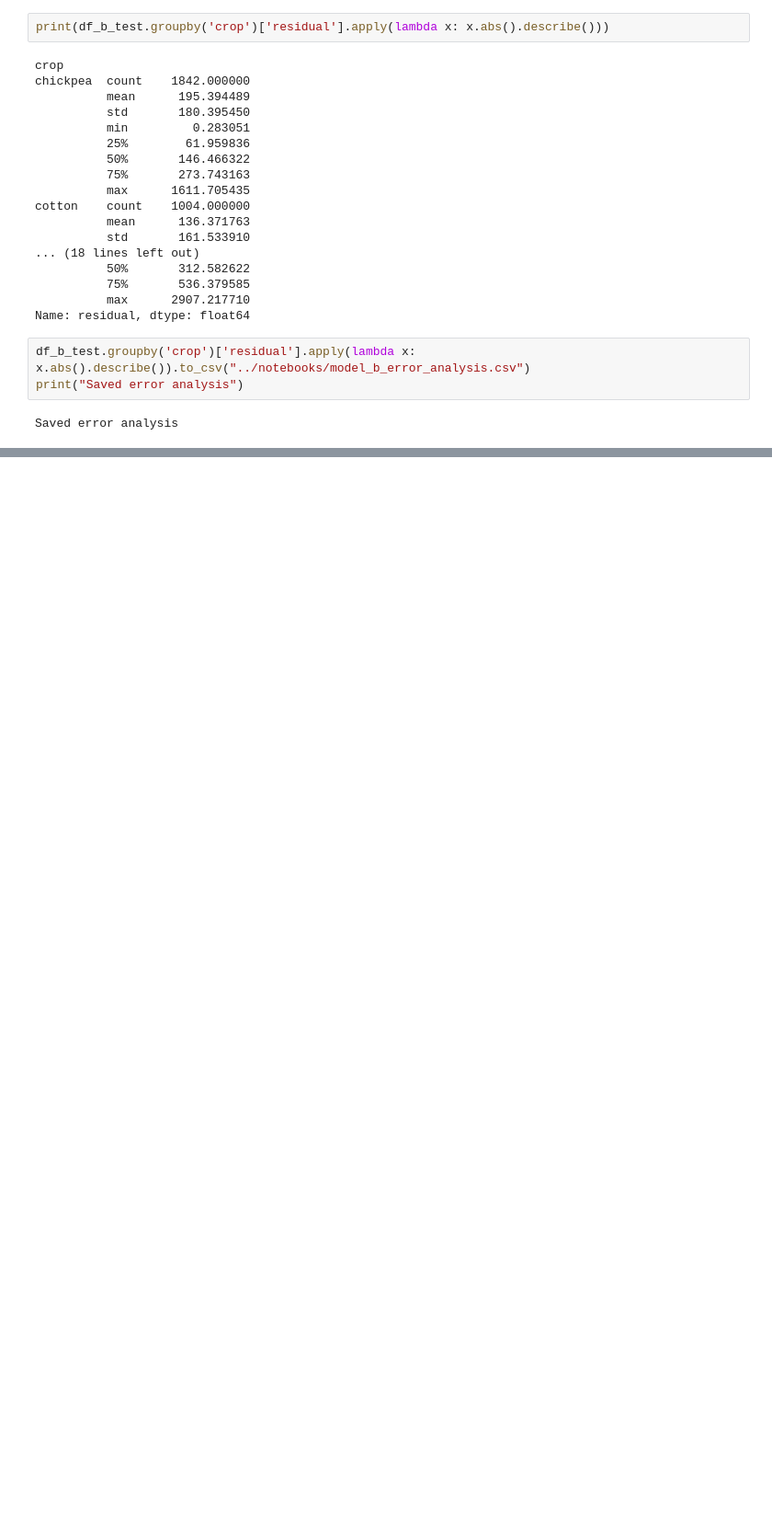
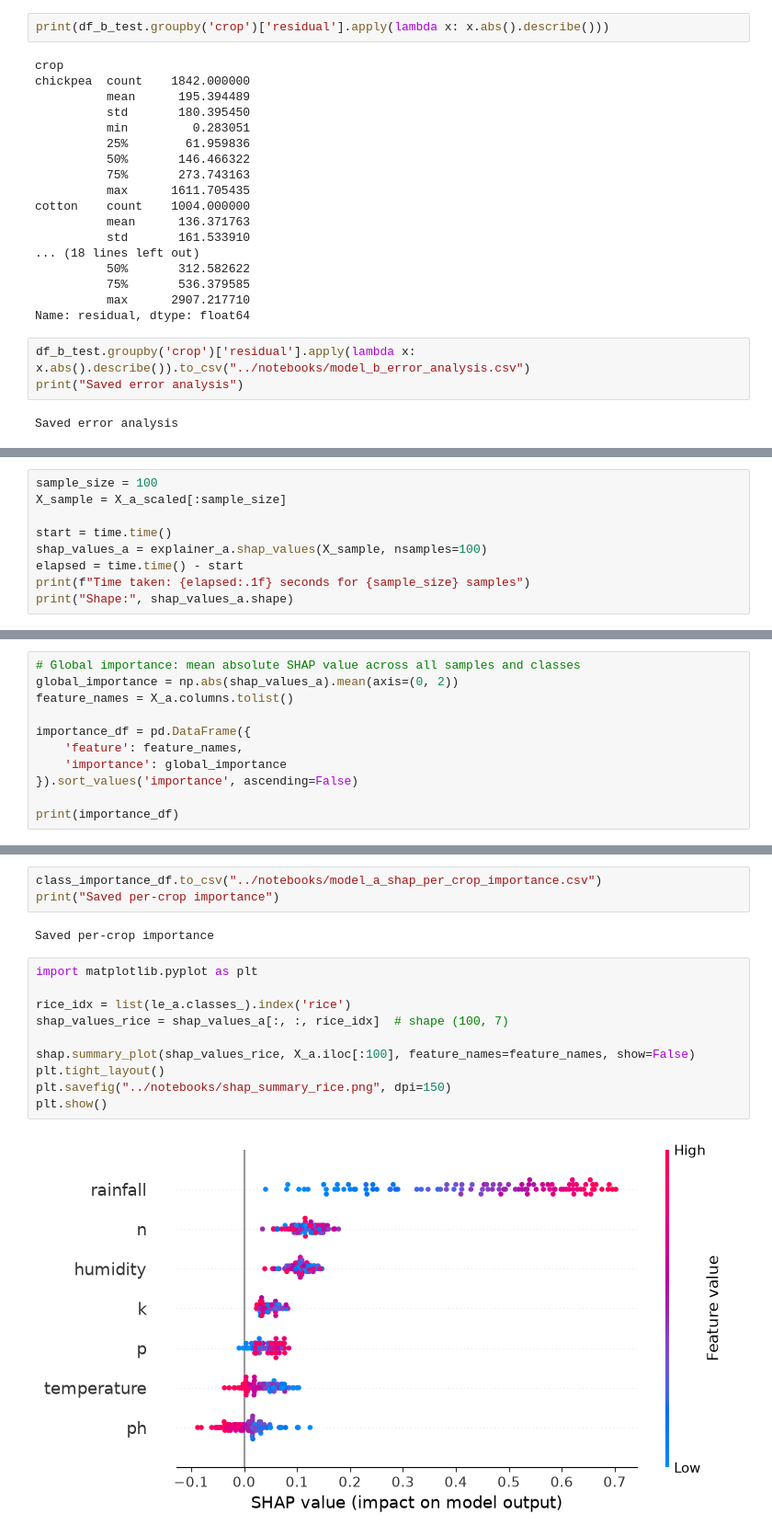
Before and after one commit to prabhavism/AgriVision-AI, a Jupyter notebook: backend/notebooks/Untitled.ipynb, the cells around one changed output, grey strips where cells are left out. Shown at 92% size. Cells and saved outputs as stored; diff of their text form; blank space fills up the shorter version.

Commit message:
Day 12: SHAP explainability for Model A - global importance, per-crop importance, rice summary plot

```diff
--- a/backend/notebooks/Untitled.ipynb
+++ b/backend/notebooks/Untitled.ipynb
@@ -1722,0 +1804,9 @@ Saved error analysis
+# %%
+sample_size = 100
+X_sample = X_a_scaled[:sample_size]
+
+start = time.time()
+shap_values_a = explainer_a.shap_values(X_sample, nsamples=100)
+elapsed = time.time() - start
+print(f"Time taken: {elapsed:.1f} seconds for {sample_size} samples")
+print("Shape:", shap_values_a.shape)
@@ -1722,0 +1831,11 @@ Saved error analysis
+# %%
+# Global importance: mean absolute SHAP value across all samples and classes
+global_importance = np.abs(shap_values_a).mean(axis=(0, 2))
+feature_names = X_a.columns.tolist()
+
+importance_df = pd.DataFrame({
+    'feature': feature_names,
+    'importance': global_importance
+}).sort_values('importance', ascending=False)
+
+print(importance_df)
@@ -1722,0 +1881,17 @@ Saved error analysis
+# %%
+class_importance_df.to_csv("../notebooks/model_a_shap_per_crop_importance.csv")
+print("Saved per-crop importance")
+# %% [output]
+Saved per-crop importance
+# %%
+import matplotlib.pyplot as plt
+
+rice_idx = list(le_a.classes_).index('rice')
+shap_values_rice = shap_values_a[:, :, rice_idx]  # shape (100, 7)
+
+shap.summary_plot(shap_values_rice, X_a.iloc[:100], feature_names=feature_names, show=False)
+plt.tight_layout()
+plt.savefig("../notebooks/shap_summary_rice.png", dpi=150)
+plt.show()
+# %% [output]
+[figure, added]
```
Also changed, not shown: parts of 6 cells of this notebook, 3 other files.
